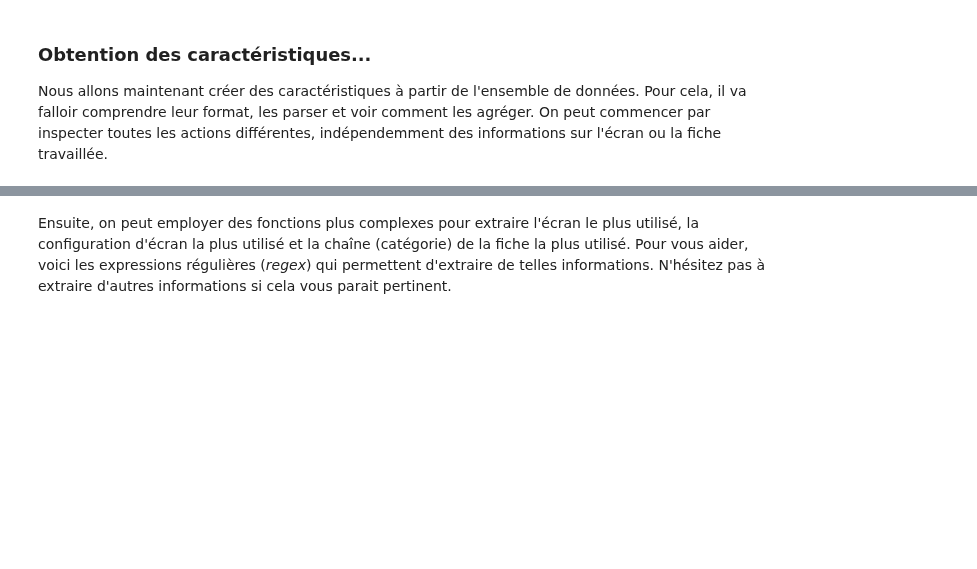
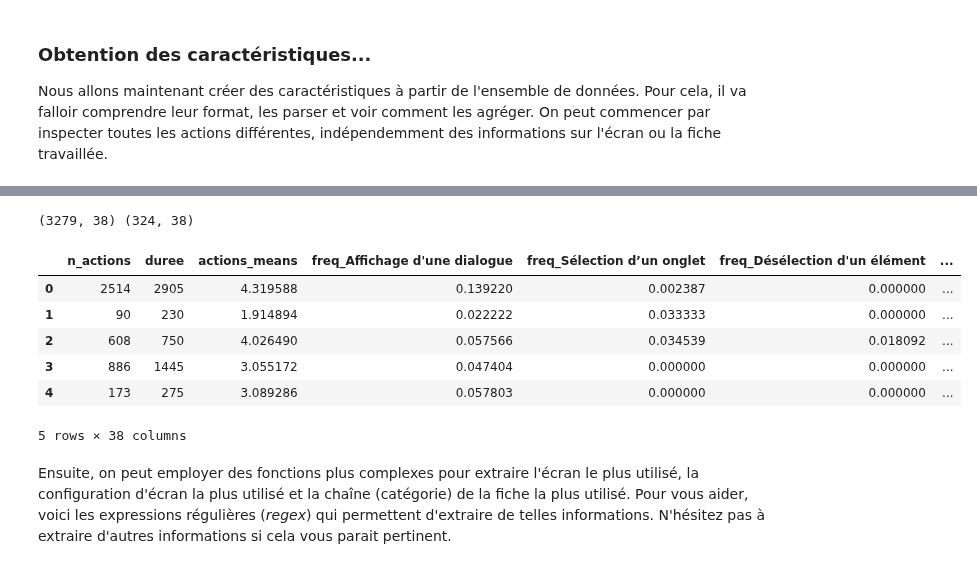
Before and after one commit to Daihecyy/DatascienceECL, a Jupyter notebook: pauls/BE_CS1_indications.ipynb, the cells around one changed output, grey strips where cells are left out. Drawn from its saved outputs; the diff is of its cells as text; code cells hidden in the pictures; blank space fills up the shorter version.

```diff
--- a/pauls/BE_CS1_indications.ipynb
+++ b/pauls/BE_CS1_indications.ipynb
@@ -313,6 +313,6 @@ def filter_action(value: str):
             value = value[:low_ind]
     return value
 
-uniques = features_train.iloc[:,2:].stack().unique()
+uniques = features_train.iloc[:,2:].stack().dropna().unique()
 filtered_uniques = list(set([filter_action(un) for un in uniques if not un.startswith("t")]))
 len(filtered_uniques), filtered_uniques
@@ -319,5 +337,51 @@ len(filtered_uniques), filtered_uniques
 # %%
 #TODO Définir des features sur les données brutes et les placer dans un nouveau dataframe
+
+import re
+from collections import Counter
+
+# 1) Transformer chaque ligne du tableau en liste d'actions (sans les NaN)
+def get_sessions(df):
+    debut = 2 if "util" in df.columns else 1      # le test n'a pas de colonne util
+    return [[v for v in ligne if isinstance(v, str)] for ligne in df.iloc[:, debut:].to_numpy()]
+
+sessions_train = get_sessions(features_train)
+sessions_test = get_sessions(features_test)
+
+# 2) Reconnaître un marqueur de temps : "t" suivi uniquement de chiffres (t5, t10, t125...)
+def est_temps(a):
+    return re.fullmatch(r"t\d+", a) is not None
+
+# 3) Calculer les caractéristiques de chaque session
+def build_features(sessions):
+    lignes = []
+    for s in sessions:
+        actions = [a for a in s if not est_temps(a)]
+        temps = [int(a[1:]) for a in s if est_temps(a)]
+        n = max(len(actions), 1)                   # évite une division par 0
+        duree = max(temps, default=0)
+        f = {"n_actions": len(actions),
+             "duree": duree,
+             "actions_means": len(actions) / (duree / 5 + 1)}
+        compte = Counter(filter_action(a) for a in actions)
+        for type_action in filtered_uniques:
+            f["freq_" + type_action] = compte.get(type_action, 0) / n
+        lignes.append(f)
+    return pd.DataFrame(lignes)
+
+X_train = build_features(sessions_train)
+X_test = build_features(sessions_test)
+print(X_train.shape, X_test.shape)
+X_train.head()
+# %% [output]
+(3279, 38) (324, 38)
+|  | n_actions | duree | actions_means | freq_Affichage d'une dialogue | freq_Sélection d’un onglet | freq_Désélection d'un élément | ... |
+| 0 | 2514 | 2905 | 4.319588 | 0.139220 | 0.002387 | 0.000000 | ... |
+| 1 | 90 | 230 | 1.914894 | 0.022222 | 0.033333 | 0.000000 | ... |
+| 2 | 608 | 750 | 4.026490 | 0.057566 | 0.034539 | 0.018092 | ... |
+| 3 | 886 | 1445 | 3.055172 | 0.047404 | 0.000000 | 0.000000 | ... |
+| 4 | 173 | 275 | 3.089286 | 0.057803 | 0.000000 | 0.000000 | ... |
+5 rows × 38 columns
 # %% [markdown]
 Ensuite, on peut employer des fonctions plus complexes pour extraire l'écran le plus utilisé, la configuration d'écran la plus utilisé et la chaîne (catégorie) de la fiche la plus utilisé. Pour vous aider, voici les expressions régulières (*regex*) qui permettent d'extraire de telles informations. N'hésitez pas à extraire d'autres informations si cela vous parait pertinent.
 # %%
```
Also changed, not shown: parts of 3 cells of this notebook, 2 other files.
